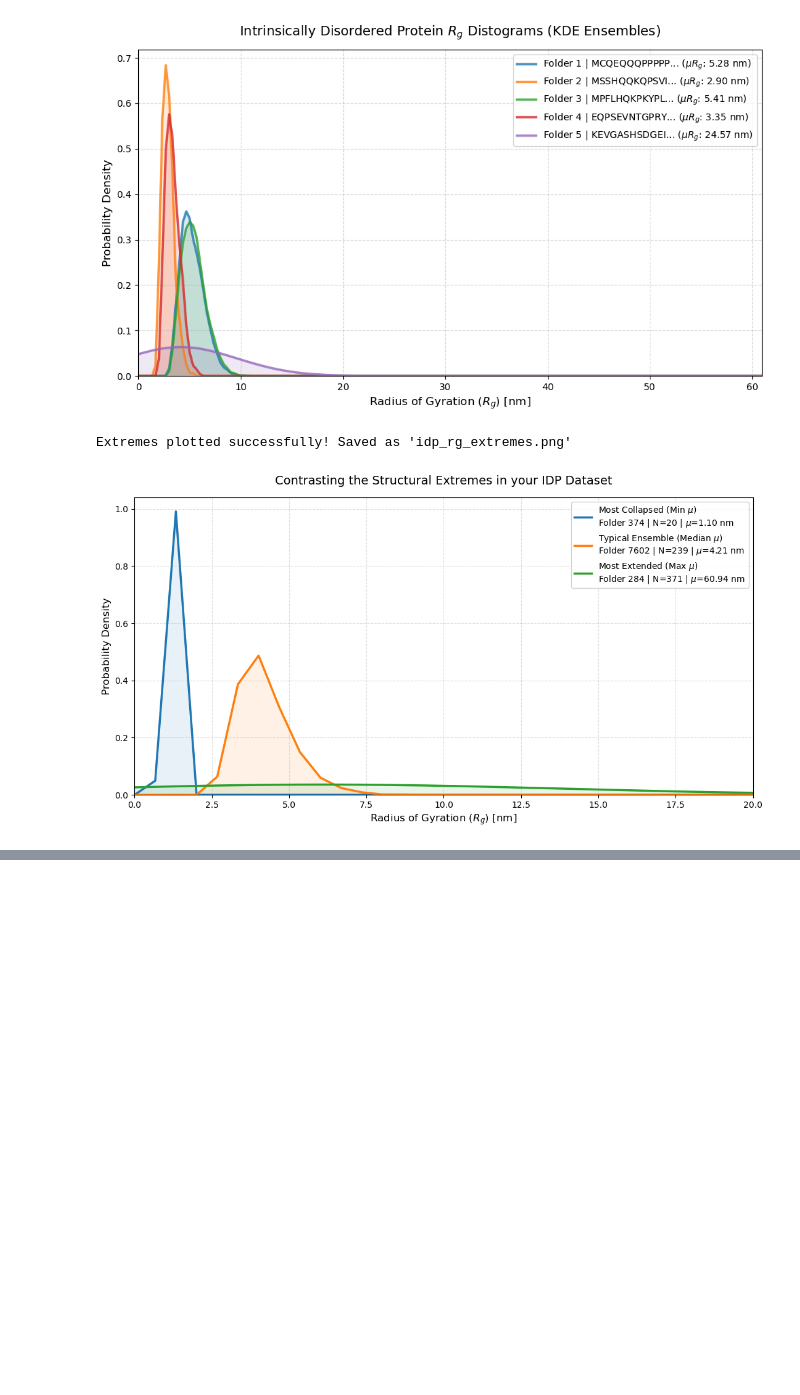
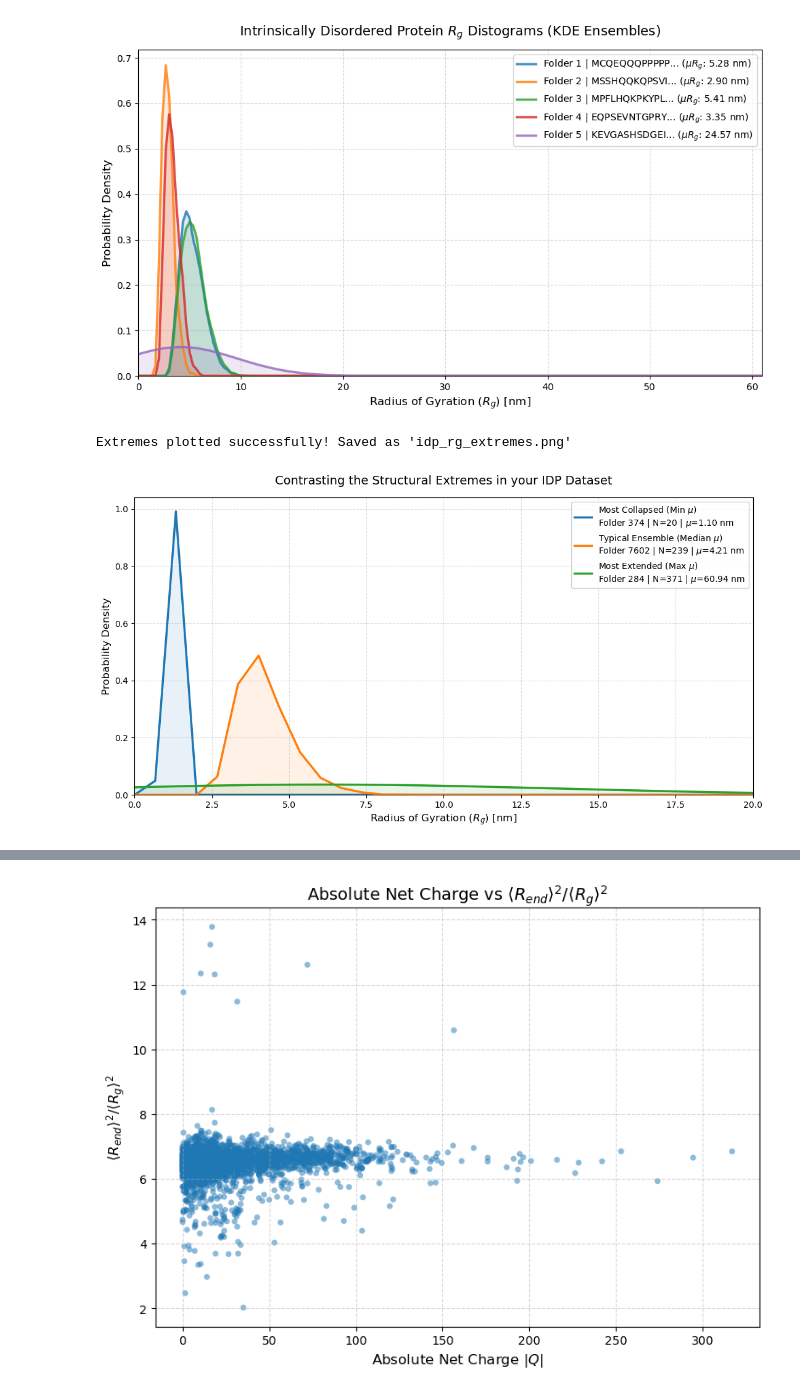
Before and after one commit to amgualdron/idps-machine-learning, a Jupyter notebook: notebook/ml-data.ipynb, the cells around one changed output, grey strips where cells are left out. Drawn from its saved outputs; the diff is of its cells as text; code cells hidden in the pictures; blank space fills up the shorter version.

```diff
--- a/notebook/ml-data.ipynb
+++ b/notebook/ml-data.ipynb
@@ -382 +389,93 @@ else:
 Sequence not found in the dataset.
+# %%
+import pandas as pd
+import numpy as np
+import matplotlib.pyplot as plt
+
+# ─── 1. Parameter Definitions (Provided by User) ───────────────────────
+MASS = 0
+CHARGE = 1
+SIGMA = 2
+HPS1 = 3
+HPS2 = 4
+
+AA_PARAMS = {
+    "-": dict(mass=0.0, charge=0.0, sigma=0.0, HPS1=0.0, HPS2=0.0),  # Padding
+    "A": dict(mass=71.08, charge=0.0, sigma=0.504, HPS1=0.730, HPS2=0.003),
+    "R": dict(mass=156.20, charge=1.0, sigma=0.656, HPS1=0.000, HPS2=0.723),
+    "N": dict(mass=114.10, charge=0.0, sigma=0.568, HPS1=0.432, HPS2=0.160),
+    "D": dict(mass=115.10, charge=-1.0, sigma=0.558, HPS1=0.378, HPS2=0.002),
+    "C": dict(mass=103.10, charge=0.0, sigma=0.548, HPS1=0.595, HPS2=0.400),
+    "Q": dict(mass=128.10, charge=0.0, sigma=0.602, HPS1=0.514, HPS2=0.468),
+    "E": dict(mass=129.10, charge=-1.0, sigma=0.592, HPS1=0.459, HPS2=0.022),
+    "G": dict(mass=57.05, charge=0.0, sigma=0.450, HPS1=0.649, HPS2=0.784),
+    "H": dict(mass=137.10, charge=0.5, sigma=0.608, HPS1=0.514, HPS2=0.487),
+    "I": dict(mass=113.20, charge=0.0, sigma=0.618, HPS1=0.973, HPS2=0.687),
+    "L": dict(mass=113.20, charge=0.0, sigma=0.618, HPS1=0.973, HPS2=0.335),
+    "K": dict(mass=128.20, charge=1.0, sigma=0.636, HPS1=0.514, HPS2=0.095),
+    "M": dict(mass=131.20, charge=0.0, sigma=0.618, HPS1=0.838, HPS2=0.993),
+    "F": dict(mass=147.20, charge=0.0, sigma=0.636, HPS1=1.000, HPS2=0.871),
+    "P": dict(mass=97.12, charge=0.0, sigma=0.556, HPS1=1.000, HPS2=0.471),
+    "S": dict(mass=87.08, charge=0.0, sigma=0.518, HPS1=0.595, HPS2=0.487),
+    "T": dict(mass=101.10, charge=0.0, sigma=0.562, HPS1=0.676, HPS2=0.274),
+    "W": dict(mass=186.20, charge=0.0, sigma=0.678, HPS1=0.946, HPS2=0.753),
+    "Y": dict(mass=163.20, charge=0.0, sigma=0.646, HPS1=0.865, HPS2=0.984),
+    "V": dict(mass=99.07, charge=0.0, sigma=0.586, HPS1=0.892, HPS2=0.428),
+}
+
+ids = {aa: i for i, aa in enumerate(list(AA_PARAMS.keys()))}
+
+# Using numpy for dataframe workflow compatibility (interchangeable with jnp)
+param_matrix = np.array([
+    [v["mass"], v["charge"], v["sigma"], v["HPS1"], v["HPS2"]]
+    for v in AA_PARAMS.values()
+])
+
+# ─── 2. Load Your Parquet Dataset ──────────────────────────────────────
+# Replace with your actual path if necessary
+df = pd.read_parquet('idp_ml_dataset.parquet')
+# ─── 3. Vectorized Absolute Charge Extraction ──────────────────────────
+# Find the maximum sequence length to pad uniformly
+
+# Sum across the sequence length axis and compute the absolute value
+
+# ─── 4. Compute the Ratio <Rend>^2 / <Rg>^2 ───────────────────────────
+# 'mean_r_end_sq' represents <Rend>^2.
+# 'calculated_rg_mean' (or 'config_avg_rg') represents <Rg>, so we square it.
+df['rg_sq'] = df['calculated_rg_mean'] ** 2
+df['ratio'] = df['mean_r_end_sq'] / df['rg_sq']
+df = df[df['ratio'] <= 14]
+max_len = df['sequence'].str.len().max()
+padded_seqs = df['sequence'].str.ljust(max_len, '-')
+seq_ids = np.array([[ids.get(aa, ids['-']) for aa in seq] for seq in padded_seqs])
+# Extract the charge column via matrix indexing: shape will be (num_sequences, max_len)
+charges_grid = param_matrix[seq_ids, CHARGE]
+df['abs_charge'] = np.abs(charges_grid.sum(axis=1))
+
+
+# Map characters to IDs safely (defaults to padding ID if an unknown character is found)
+
+# ─── 5. Plotting ───────────────────────────────────────────────────────
+plt.figure(figsize=(8, 6))
+
+# With ~4,500 points, alpha=0.5 helps reveal data density and prevents overplotting
+plt.scatter(
+    df['abs_charge'],
+    df['ratio'],
+    alpha=0.5,
+    color='#1f77b4',
+    edgecolors='none',
+    s=25
+)
+
+# Formatting with proper LaTeX labels
+plt.xlabel(r'Absolute Net Charge $|Q|$', fontsize=12)
+plt.ylabel(r'$\langle R_{end} \rangle^2 / \langle R_g \rangle^2$', fontsize=12)
+plt.title(r'Absolute Net Charge vs $\langle R_{end} \rangle^2 / \langle R_g \rangle^2$', fontsize=14)
+plt.grid(True, linestyle='--', alpha=0.5)
+
+plt.tight_layout()
+plt.savefig('charge_vs_rg_ratio.png', dpi=300)
+plt.show()
+# %% [output]
+[figure, added]
```
Also changed, not shown: parts of 4 cells of this notebook, 6 other files.
